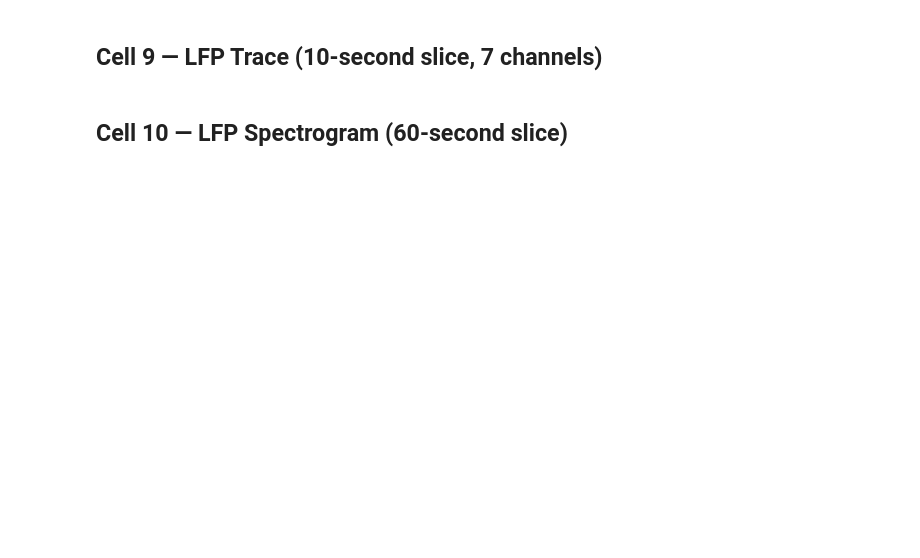
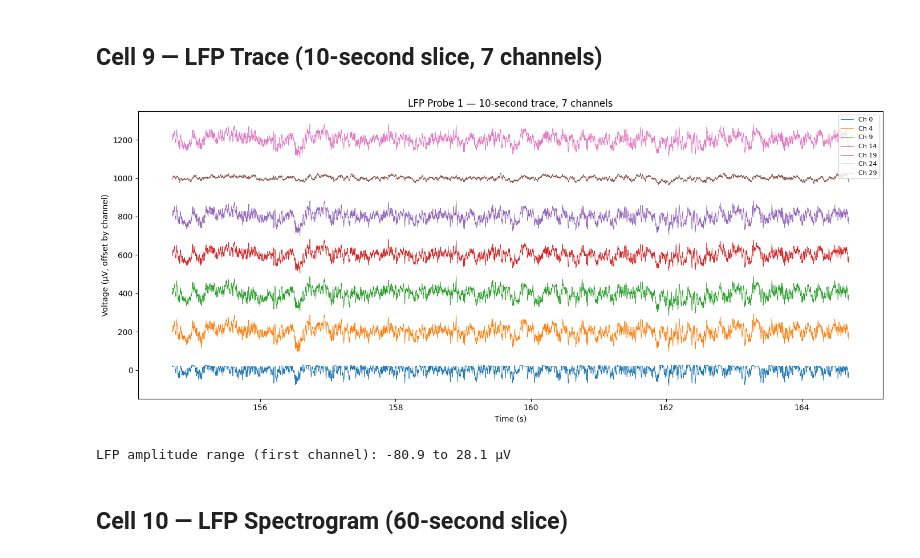
Before and after one commit to catalystneuro/yartsev-lab-to-nwb, a Jupyter notebook: notebooks/demo_visualizations.ipynb, the cells around one changed output. Cells and saved outputs as stored; diff of their text form; code cells hidden in the pictures; blank space fills up the shorter version.

```diff
--- a/notebooks/demo_visualizations.ipynb
+++ b/notebooks/demo_visualizations.ipynb
@@ -265,7 +298,7 @@ plt.show()
 # %% [markdown]
 ## Cell 9 — LFP Trace (10-second slice, 7 channels)
 # %%
-lfp_target_time = behavior_times[0] + 60.0  # 60 s into session
+lfp_target_time = lfp_probe1.starting_time + 60.0  # 60 s into LFP recording
 lfp_duration = 10.0  # seconds
 lfp_rate = lfp_probe1.rate
 
@@ -278,33 +311,36 @@ lfp_stop_sample = min(lfp_probe1.data.shape[0], lfp_stop_sample)
 lfp_slice_int16 = lfp_probe1.data[lfp_start_sample:lfp_stop_sample, :]  # (samples, channels)
 lfp_slice_volts = lfp_slice_int16.astype(np.float32) * lfp_probe1.conversion
 lfp_slice_microvolts = lfp_slice_volts * 1e6
 
 lfp_time_axis = lfp_probe1.starting_time + np.arange(lfp_start_sample, lfp_stop_sample) / lfp_rate
 
 # Pick 7 evenly spaced channels
 number_of_lfp_channels = lfp_slice_microvolts.shape[1]
 channel_indices = np.linspace(0, number_of_lfp_channels - 1, 7, dtype=int)
 
 figure, axes = plt.subplots(figsize=(14, 6))
 offset_scale = 200.0  # µV between traces
 
 for plot_index, channel_index in enumerate(channel_indices):
     trace = lfp_slice_microvolts[:, channel_index]
     axes.plot(
         lfp_time_axis,
         trace + plot_index * offset_scale,
         linewidth=0.6,
         label=f"Ch {channel_index}"
     )
 
 axes.set_xlabel("Time (s)")
 axes.set_ylabel("Voltage (µV, offset by channel)")
 axes.set_title("LFP Probe 1 — 10-second trace, 7 channels")
 axes.legend(loc="upper right", fontsize=8)
 plt.tight_layout()
 plt.show()
 
 print(f"LFP amplitude range (first channel): {lfp_slice_microvolts[:, channel_indices[0]].min():.1f} to {lfp_slice_microvolts[:, channel_indices[0]].max():.1f} µV")
+# %% [output]
+[figure, added]
+LFP amplitude range (first channel): -80.9 to 28.1 µV
 # %% [markdown]
 ## Cell 10 — LFP Spectrogram (60-second slice)
 # %%
```
Also changed, not shown: parts of 16 cells of this notebook.
